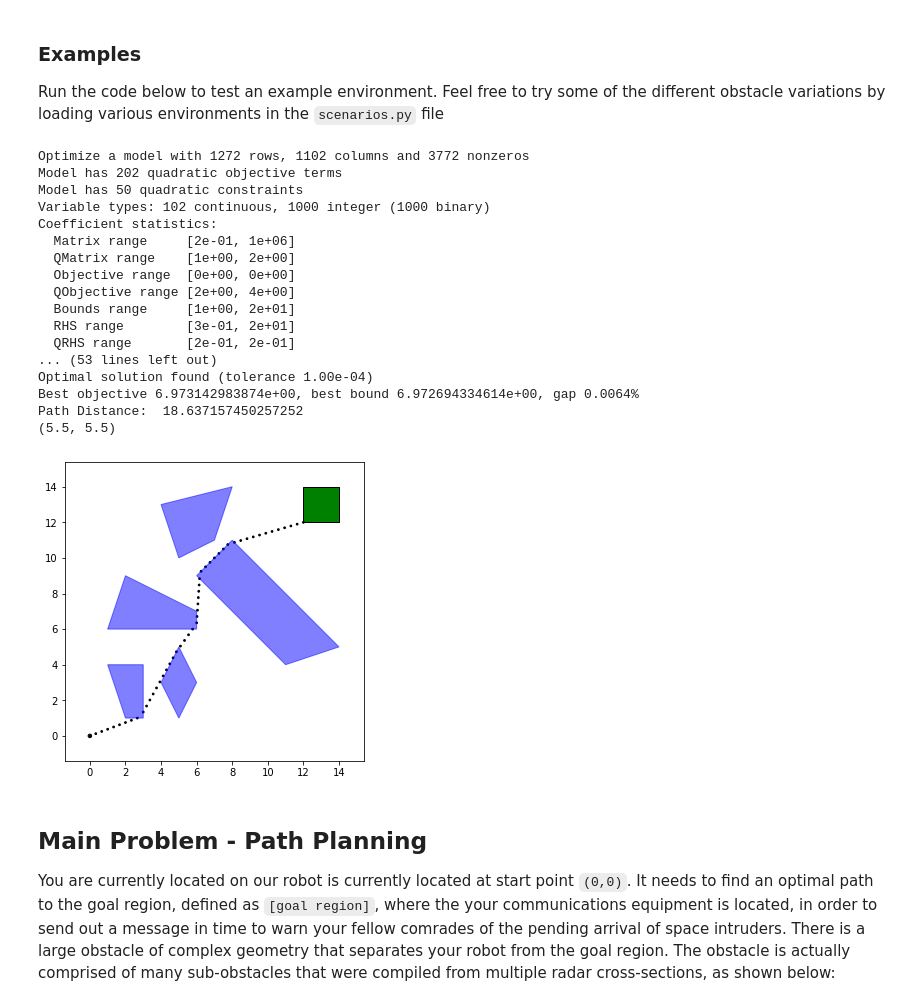
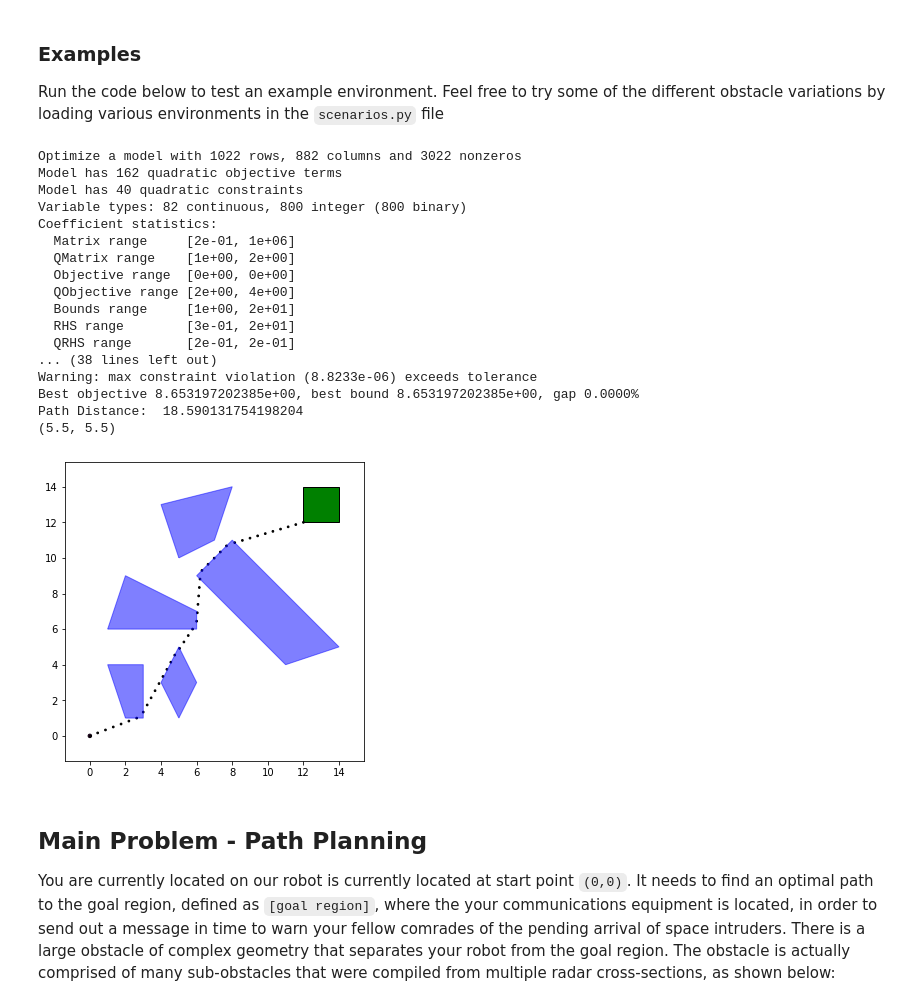
Before and after one commit to mschoder/autonomous-motion-planning, a Jupyter notebook: Team 4 - Motion Planning - V2.ipynb, the cells around one changed output. Cells and saved outputs as stored; diff of their text form; code cells hidden in the pictures.

```diff
--- a/Team 4 - Motion Planning - V2.ipynb
+++ b/Team 4 - Motion Planning - V2.ipynb
@@ -324,42 +324,42 @@ Run the code below to test an example environment. Feel free to try some of the
 locals().update(scenarios.five_obstacle)
 # %%
 # Set problem parameters
-N = 50
+N = 40
 timestep = 1
 V_max = .5
 buffer = 1e-4
 
 # Build model & optimize
 m, x, y, bounds = create_model(start, goal, obs_list, N, timestep, V_max, buffer)
 m.optimize()
 
 path_list, dist = parse_model_path(x,y)
 
 # Plot
 print("Path Distance: ", sum(dist))
 ax = plot_env(obs_list, start, goal, bounds, Environment(None))
 for pt in path_list:
     t_pt = Point(pt).buffer(0.05, resolution=3)
     plot_poly(ax, t_pt, 'black')
 # %% [output]
-Optimize a model with 1272 rows, 1102 columns and 3772 nonzeros
-Model has 202 quadratic objective terms
-Model has 50 quadratic constraints
-Variable types: 102 continuous, 1000 integer (1000 binary)
+Optimize a model with 1022 rows, 882 columns and 3022 nonzeros
+Model has 162 quadratic objective terms
+Model has 40 quadratic constraints
+Variable types: 82 continuous, 800 integer (800 binary)
 Coefficient statistics:
   Matrix range     [2e-01, 1e+06]
   QMatrix range    [1e+00, 2e+00]
   Objective range  [0e+00, 0e+00]
   QObjective range [2e+00, 4e+00]
   Bounds range     [1e+00, 2e+01]
   RHS range        [3e-01, 2e+01]
   QRHS range       [2e-01, 2e-01]
-... (53 lines left out)
-Optimal solution found (tolerance 1.00e-04)
-Best objective 6.973142983874e+00, best bound 6.972694334614e+00, gap 0.0064%
-Path Distance:  18.637157450257252
+... (38 lines left out)
+Warning: max constraint violation (8.8233e-06) exceeds tolerance
+Best objective 8.653197202385e+00, best bound 8.653197202385e+00, gap 0.0000%
+Path Distance:  18.590131754198204
 (5.5, 5.5)
-[figure, old version]
+[figure, new version]
 # %% [markdown]
 ## Main Problem - Path Planning
 
```
Also changed, not shown: 6 other files.
